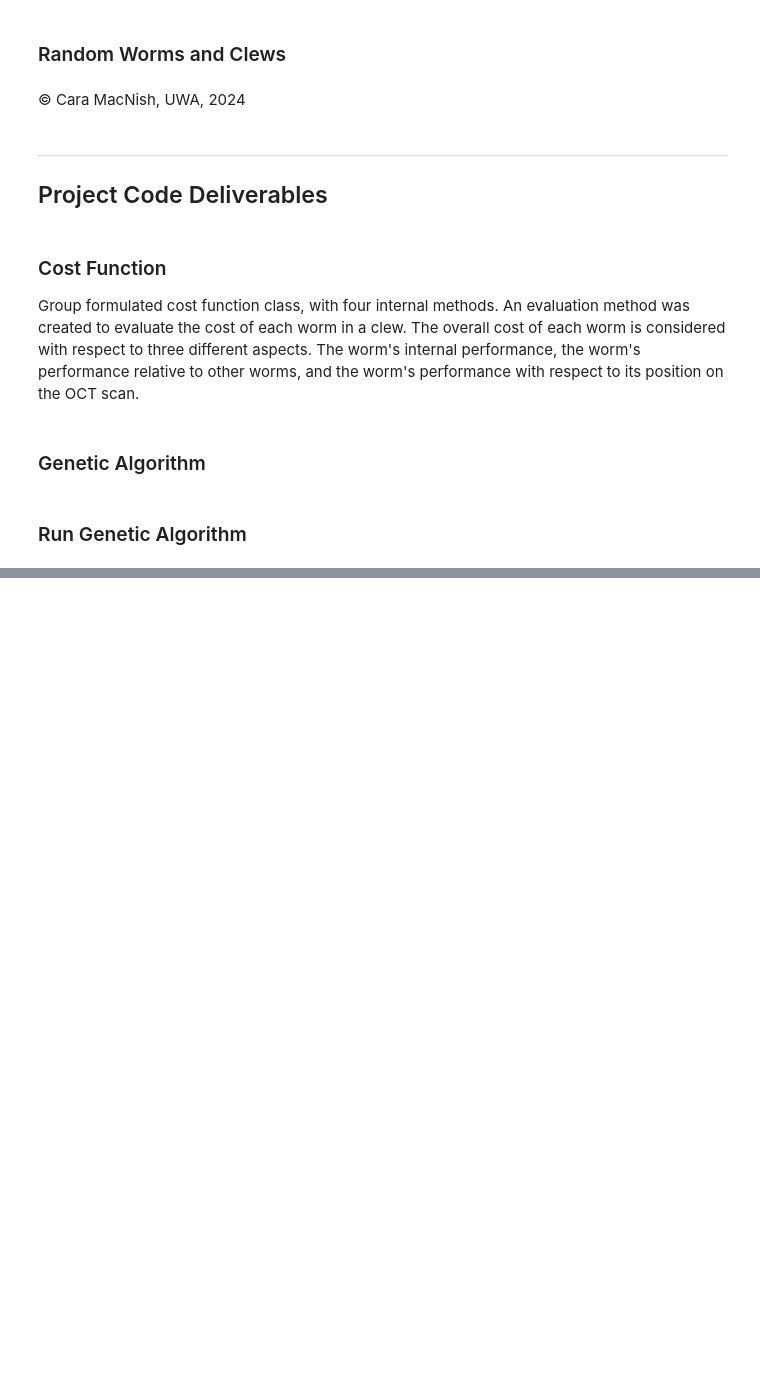
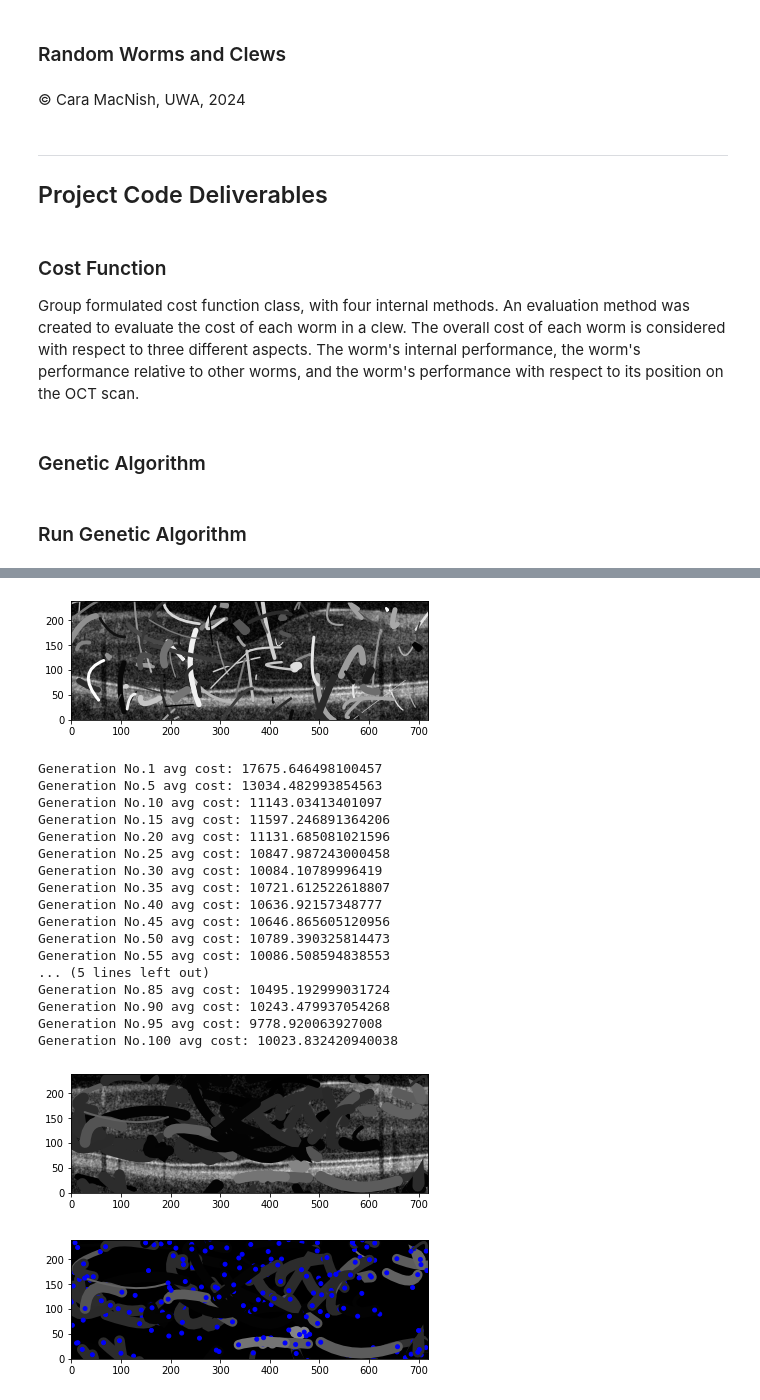
Before and after one commit to liannelong/CITS4404_Project, a Jupyter notebook: OurCamoWorm.ipynb, the cells around one changed output, grey strips where cells are left out. Saved outputs shown, nothing was run; the diff lists cells and outputs as text; code cells hidden in the pictures; blank space fills up the shorter version.

```diff
--- a/OurCamoWorm.ipynb
+++ b/OurCamoWorm.ipynb
@@ -617,0 +632,43 @@ if genetic_algorithm.plots:
+# %%
+population_size = 100
+
+# Create an instance of the GeneticAlgorithm class
+genetic_algorithm_pop_100 = GeneticAlgorithm(image, population_size, crossover_rate, mutation_rate, weights, plots=True)
+
+# Define the maximum number of generations
+max_generations = 100
+clew_pop_100 = genetic_algorithm_pop_100.run(max_generations, init_params)
+
+# Display the optimized population of worms
+drawing = Drawing(image)
+for worm in clew_pop_100:
+    drawing.add_worms(worm)
+drawing.show()
+
+# Display the optimized population of worms with a black background
+blank_drawing = Drawing(np.full((image.shape[0], image.shape[1]), 1, dtype=np.uint8))
+for worm in clew_pop_100:
+    blank_drawing.add_worms(worm)
+    blank_drawing.add_dots(worm.control_points(),color='blue')
+blank_drawing.show()
+# %% [output]
+[figure, added]
+Generation No.1 avg cost: 17675.646498100457
+Generation No.5 avg cost: 13034.482993854563
+Generation No.10 avg cost: 11143.03413401097
+Generation No.15 avg cost: 11597.246891364206
+Generation No.20 avg cost: 11131.685081021596
+Generation No.25 avg cost: 10847.987243000458
+Generation No.30 avg cost: 10084.10789996419
+Generation No.35 avg cost: 10721.612522618807
+Generation No.40 avg cost: 10636.92157348777
+Generation No.45 avg cost: 10646.865605120956
+Generation No.50 avg cost: 10789.390325814473
+Generation No.55 avg cost: 10086.508594838553
+... (5 lines left out)
+Generation No.85 avg cost: 10495.192999031724
+Generation No.90 avg cost: 10243.479937054268
+Generation No.95 avg cost: 9778.920063927008
+Generation No.100 avg cost: 10023.832420940038
+[figure, added]
+[figure, added]
```
Also changed, not shown: parts of 6 cells of this notebook.
